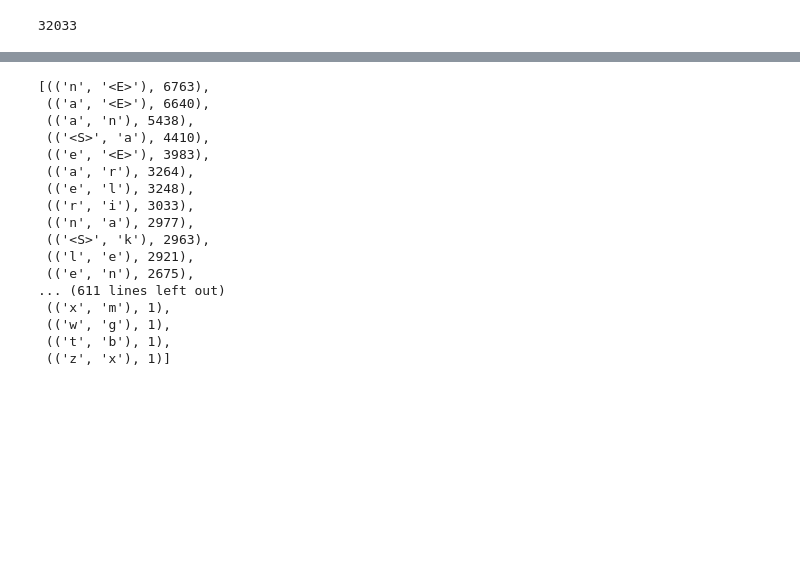
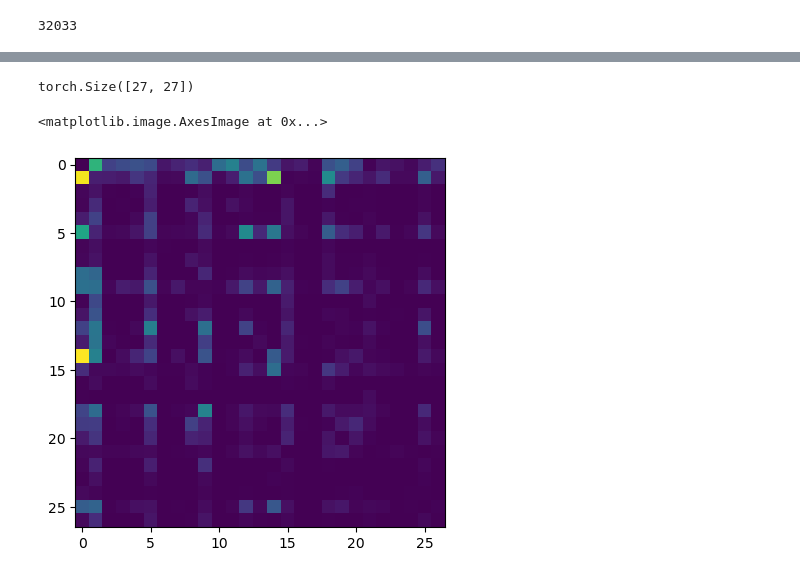
Before and after one commit to lducc/zero-to-hero-recreation, a Jupyter notebook: makemore/makemore.ipynb, the cells around one changed output, grey strips where cells are left out. Drawn from its saved outputs; the diff is of its cells as text; code cells hidden in the pictures; blank space fills up the shorter version.

```diff
--- a/makemore/makemore.ipynb
+++ b/makemore/makemore.ipynb
@@ -9,10 +9,10 @@ len(names)
 # %% [output]
 32033
 # %%
-stoi = {index: char for index, char in enumerate(sorted(list(set(''.join(names)))))}
+stoi = {char: index + 1 for index, char in enumerate(sorted(list(set(''.join(names)))))}
 
-stoi[25] = "<S>"
-stoi[26] = "<E>"
+stoi["."] = 0
 
 itos = {value: key for key, value in stoi.items()}
+stoi
 # %% [output]
@@ -20,26 +36,17 @@ itos = {value: key for key, value in stoi.items()}
+# %%
+N = torch.zeros(size=(27, 27), dtype=torch.int32)
+N.shape
+# %% [output]
+torch.Size([27, 27])
 # %%
 counter = {}
 for name in names:
-    chs = ['<S>'] + list(name) + ['<E>']
+    chs = ['.'] + list(name) + ['.']
     for c1, c2 in zip(chs, chs[1:]):
-        counter[(c1, c2)] = counter.get((c1, c2), 0) + 1
-
-sorted(counter.items(), key = lambda x: -x[1])
+        i1, i2 = stoi[c1], stoi[c2]
+        N[i1, i2] += 1
-# %% [output]
-[(('n', '<E>'), 6763),
- (('a', '<E>'), 6640),
- (('a', 'n'), 5438),
- (('<S>', 'a'), 4410),
- (('e', '<E>'), 3983),
- (('a', 'r'), 3264),
- (('e', 'l'), 3248),
- (('r', 'i'), 3033),
- (('n', 'a'), 2977),
- (('<S>', 'k'), 2963),
- (('l', 'e'), 2921),
- (('e', 'n'), 2675),
-... (611 lines left out)
- (('x', 'm'), 1),
- (('w', 'g'), 1),
- (('t', 'b'), 1),
- (('z', 'x'), 1)]
+# %%
+plt.imshow(N)
+# %% [output]
+<matplotlib.image.AxesImage at 0x...>
+[figure, added]
```
Also changed, not shown: parts of 7 cells of this notebook.
